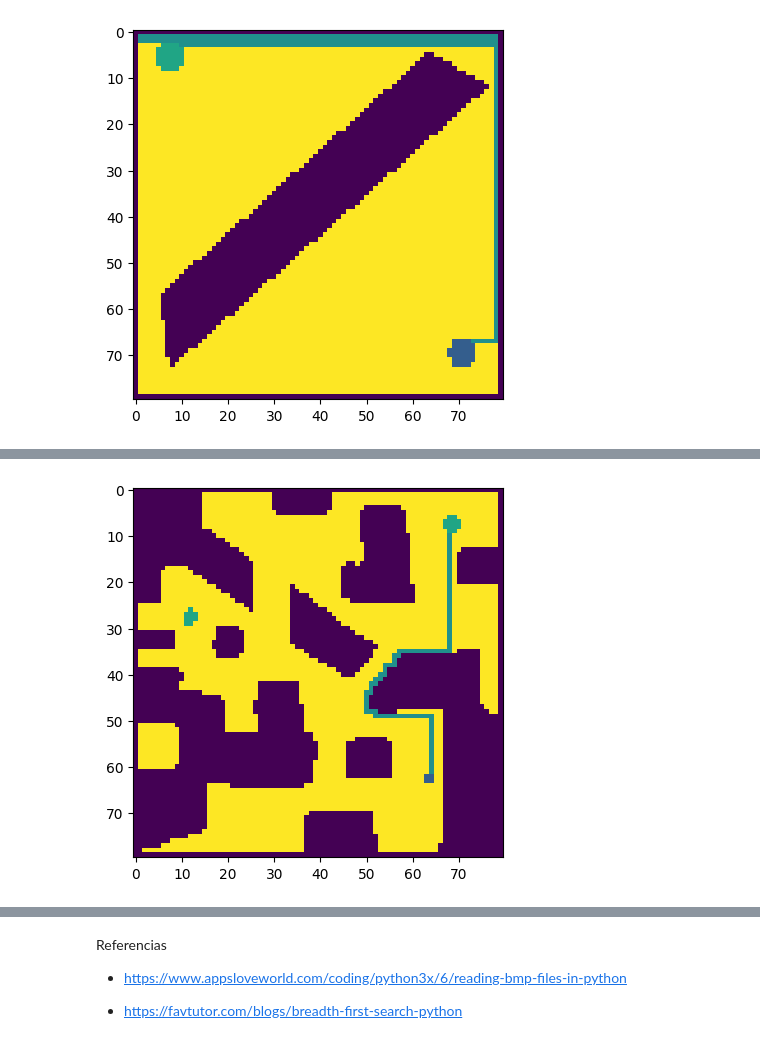
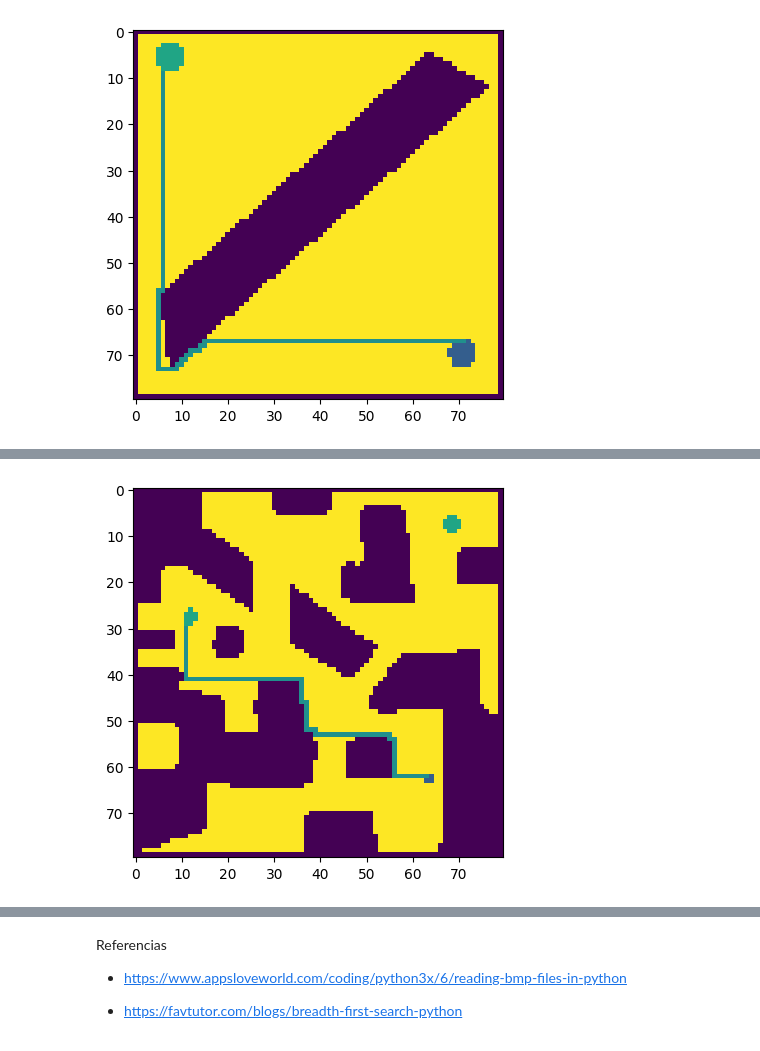
Before and after one commit to AndresQuinto5/IA_LAB5, a Jupyter notebook: IA_LAB5.ipynb, the cells around one changed output, grey strips where cells are left out. Drawn from its saved outputs; the diff is of its cells as text; code cells hidden in the pictures.

Commit message:
[DONE] A Star algorithm and all the results bmps

```diff
--- a/IA_LAB5.ipynb
+++ b/IA_LAB5.ipynb
@@ -381,30 +444,45 @@ class Writebmp(object):
 # %%
 reader = Readbmp("content/Test0.bmp")
 writer = Writebmp()
 #implement the path coloring
-reader.find_and_paint_path_dfs()
-writer.writebmp("results/result0.bmp", reader.fraction, reader.fraction, reader.matrix)
 
-img= Image.open('results/result0.bmp')
+# reader.find_and_paint_path_bfs()
+# writer.writebmp("results/bfs_0_image.bmp", reader.fraction, reader.fraction, reader.matrix)
+
+# reader.find_and_paint_path_dfs()
+# writer.writebmp("results/dfs_0_image.bmp", reader.fraction, reader.fraction, reader.matrix)
+
+reader.find_path_a_star()
+writer.writebmp("results/A_Star_0_manhattan_image.bmp", reader.fraction, reader.fraction, reader.matrix)
+
+img= Image.open('results/A_Star_0_manhattan_image.bmp')
 result0 = img.convert(mode="L")
 plt.imshow(result0)
 plt.show()
 # %% [output]
-[figure, old version]
+[figure, new version]
 # %% [markdown]
 ![Test0](content/Test0.bmp)
 # %%
 reader = Readbmp("content/Test1.bmp")
 writer = Writebmp()
-reader.find_and_paint_path_bfs()
-writer.writebmp("results/result1.bmp", reader.fraction, reader.fraction, reader.matrix)
 
-img= Image.open('results/result1.bmp')
+# reader.find_and_paint_path_bfs()
+# writer.writebmp("results/bfs_1_image.bmp", reader.fraction, reader.fraction, reader.matrix)
+
+# reader.find_and_paint_path_dfs()
+# writer.writebmp("results/dfs_1_image.bmp", reader.fraction, reader.fraction, reader.matrix)
+
+reader.find_path_a_star()
+writer.writebmp("results/A_Star_1_manhattan_image.bmp", reader.fraction, reader.fraction, reader.matrix)
+
+img= Image.open('results/A_Star_1_manhattan_image.bmp')
+
 result1 = img.convert(mode="L")
 plt.imshow(result1)
 plt.show()
 # %% [output]
-[figure, old version]
+[figure, new version]
 # %% [markdown]
 <!-- Ha funcionado de maravilla a excepcion de una unica imagen, donde en la cual el borde de las coordenadas como rojo o verde las pinta de negro, entonces en su totalidad no son puntos que me puedan servir para mis algoritmos como bfs, corrige eso porfavor, te muestro la imagen -->
 # %% [markdown]
```
Also changed, not shown: parts of 3 cells of this notebook, 14 other files.
